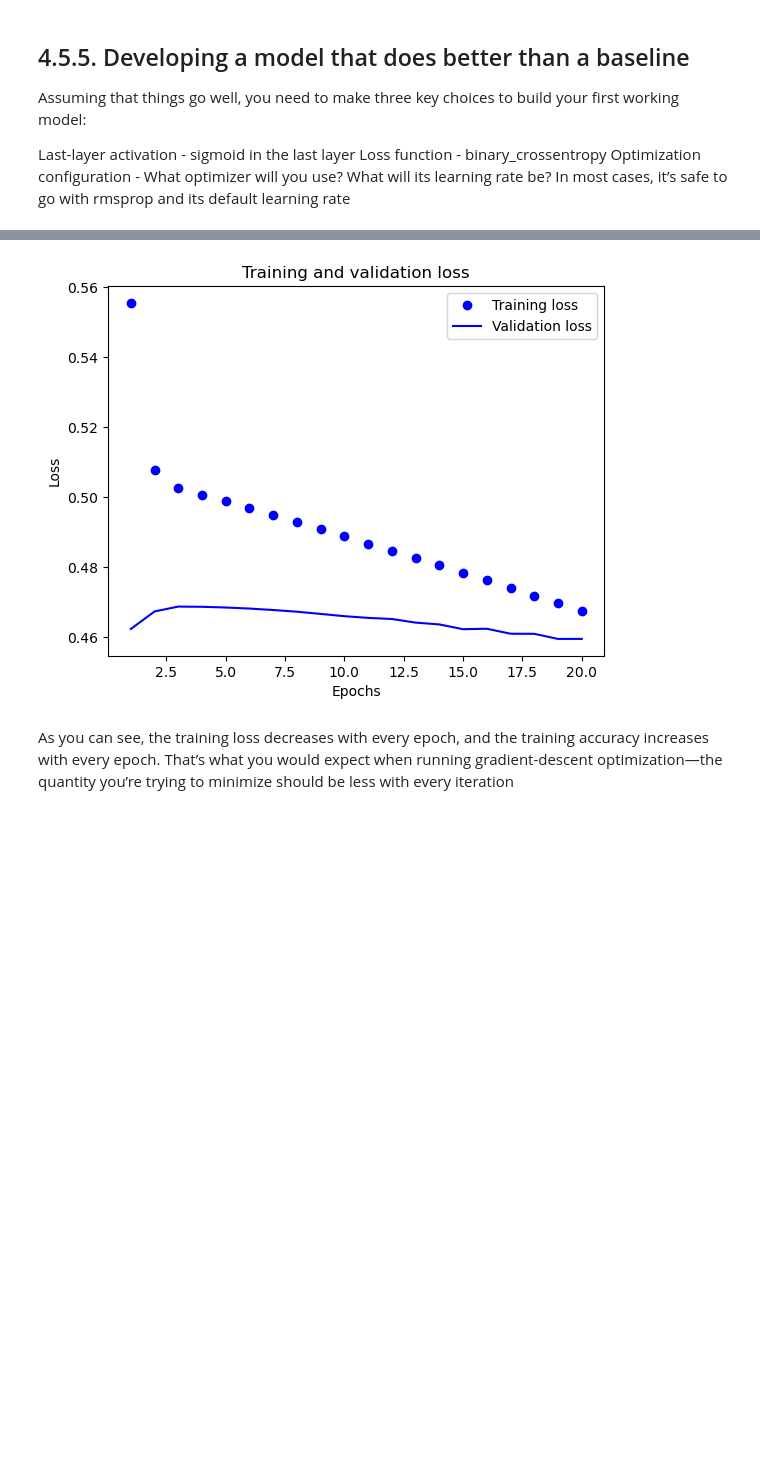
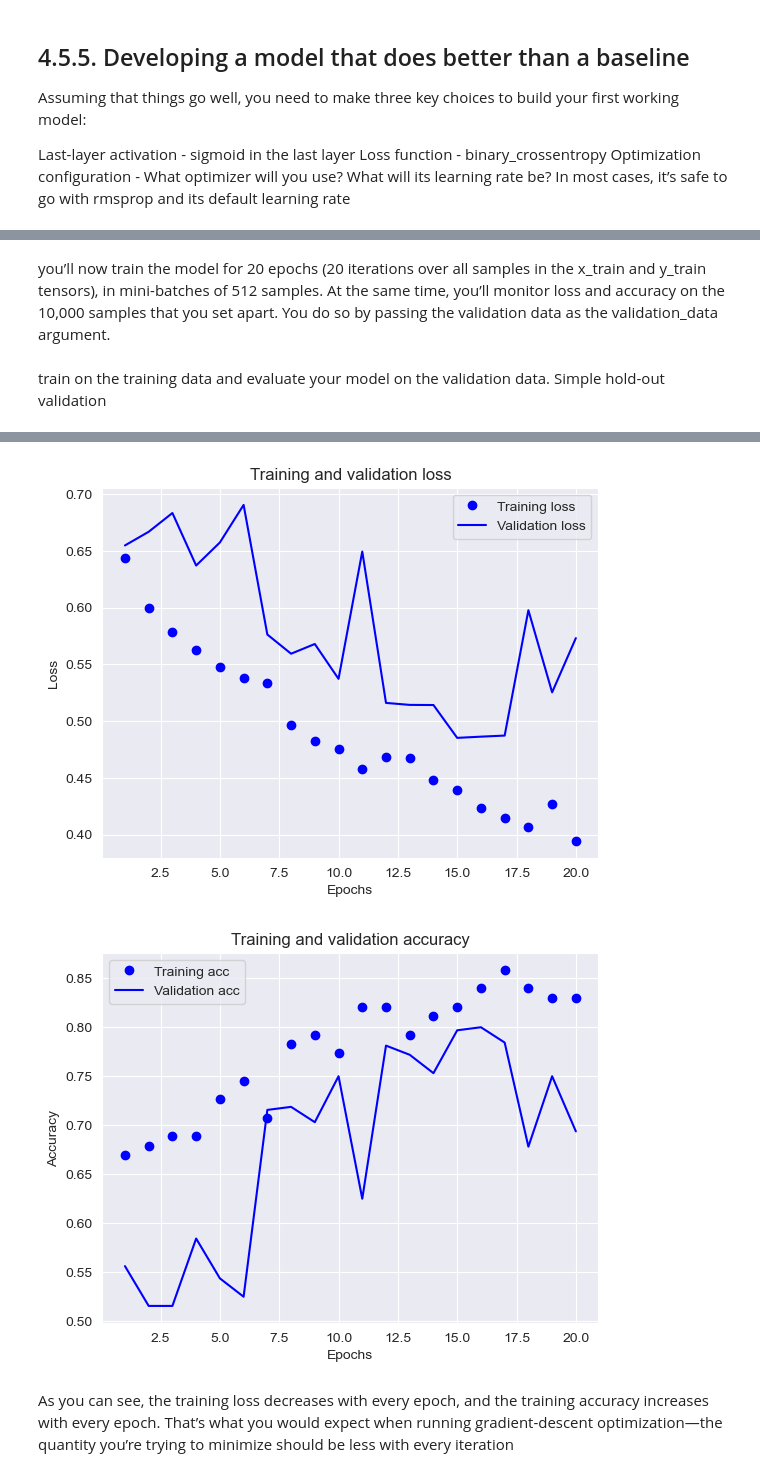
Before and after one commit to nixspirit/ml-projects, a Jupyter notebook: labs/final/final.ipynb, the cells around one changed output, grey strips where cells are left out. Saved outputs shown, nothing was run; the diff lists cells and outputs as text; code cells hidden in the pictures; blank space fills up the shorter version.

```diff
--- a/labs/final/final.ipynb
+++ b/labs/final/final.ipynb
@@ -165,13 +168,11 @@ data = seasons_data_all
 target = seasons_target_all
 
 model = Sequential([
-    Dense(32, activation='relu', input_shape=(seasons_data_all.shape[1],)),
-    Dense(16, activation='relu'),
+    Dense(64, activation='relu', input_shape=(seasons_data_all.shape[1],)),
+    Dense(32, activation='relu'),
     Dense(1, activation='sigmoid')
 ])
 
 model.compile(optimizer='rmsprop',
               loss='binary_crossentropy',
               metrics=['accuracy'])
-
-model.fit(data, target, epochs=10, batch_size=32, validation_split=0.2)
@@ -200,30 +179,41 @@ Epoch 10/10
+# %% [markdown]
+you’ll now train the model for 20 epochs (20 iterations over all samples in the x_train and y_train tensors), in mini-batches of 512 samples.
+ At the same time, you’ll monitor loss and accuracy on the 10,000 samples that you set apart. You do so by passing the validation data as the validation_data argument.
+# %% [markdown]
+train on the training data and evaluate your model on the validation data.
+Simple hold-out validation
+# %%
+def plot_history(title, xlabel, ylabel, plot1_label, plot1_vals, plot2_label, plot2_vals):
+    plt.clf()
+    epochs = range(1, len(plot1_vals) + 1)
+    plt.plot(epochs, plot1_vals, 'bo', label=plot1_label)
+    plt.plot(epochs, plot2_vals, 'b', label=plot2_label)
+    plt.title(title)
+    plt.xlabel(xlabel)
+    plt.ylabel(ylabel)
+    plt.legend()
+    plt.show()
 # %%
 num_validation_samples = len(data)
-limit = 340
+# np.random.shuffle(data)
+
+print(num_validation_samples)
+limit = 320
 
 x_val = data[:limit]
+y_val = target[:limit]
 partial_x_train = data[limit:]
-y_val = target[:limit]
 partial_y_train = target[limit:]
 
 history = model.fit(partial_x_train,
                     partial_y_train,
                     epochs=20,
-                    batch_size=512,
+                    # batch_size=256,
                     validation_data=(x_val, y_val))
 
 history_dict = history.history
-loss_values = history_dict['loss']
-val_loss_values = history_dict['val_loss']
-
-epochs = range(1, len(loss_values) + 1)
-
-plt.plot(epochs, loss_values, 'bo', label='Training loss')
-plt.plot(epochs, val_loss_values, 'b', label='Validation loss')
-plt.title('Training and validation loss')
-plt.xlabel('Epochs')
-plt.ylabel('Loss')
-plt.legend()
-
-plt.show()
+plot_history('Training and validation loss', 'Epochs', 'Loss',
+             'Training loss',  history_dict['loss'], 'Validation loss',  history_dict['val_loss'])
+plot_history('Training and validation accuracy', 'Epochs', 'Accuracy',
+             'Training acc',  history_dict['accuracy'], 'Validation acc', history_dict['val_accuracy'])
 # %% [output]
@@ -247,3 +237,4 @@ Epoch 20/20
-[figure, old version]
+[figure, new version]
+[figure, added]
 # %% [markdown]
 As you can see, the training loss decreases with every epoch, and the training accuracy increases with every epoch. That’s what you would expect when running gradient-descent optimization—the quantity you’re trying to minimize should be less with every iteration
```
Also changed, not shown: parts of 14 cells of this notebook.
